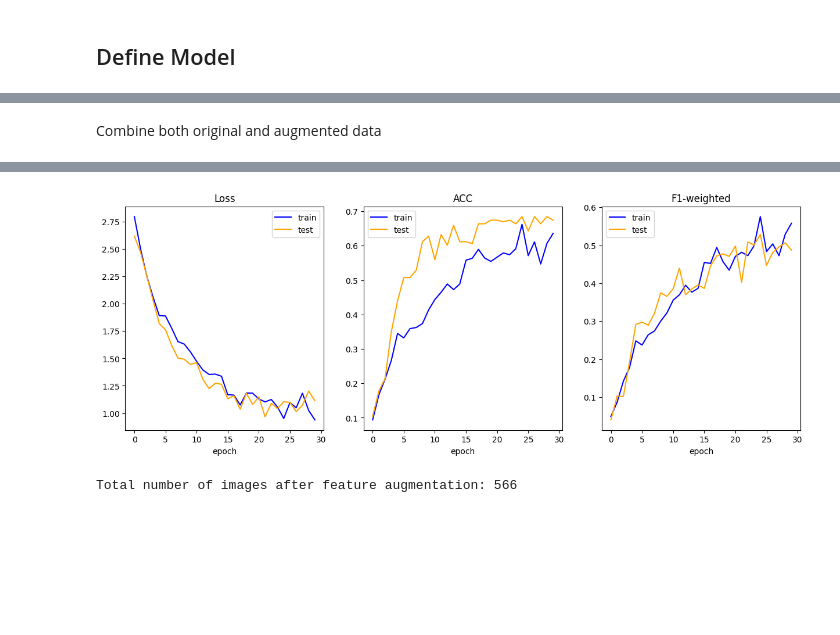
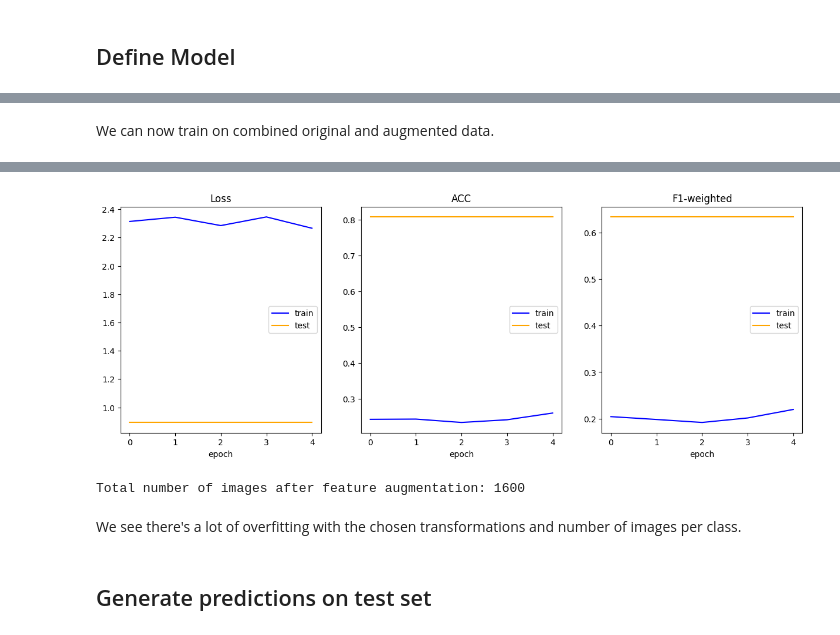
Before and after one commit to renukasinghvirk/Project_imageanalysis, a Jupyter notebook: classifier_renuka.ipynb, the cells around one changed output, grey strips where cells are left out. Drawn from its saved outputs; the diff is of its cells as text; code cells hidden in the pictures; blank space fills up the shorter version.

```diff
--- a/classifier_renuka.ipynb
+++ b/classifier_renuka.ipynb
@@ -175,22 +182,10 @@ custom_mapping = {
     'OOD': 15
 }
 
-# Define transformations
-normalize = transforms.Normalize(
-    mean=[0.485, 0.456, 0.406],
-    std=[0.229, 0.224, 0.225]
-)
-
-transform = transforms.Compose([
-    #transforms.Resize(224),
-    #transforms.CenterCrop(224),
-    #transforms.ToTensor(),
-    #normalize,
-])
 
 # Create dataset with custom mapping
-#train_set = datasets.ImageFolder(train_dir, transform=transform)
-#valid_set = datasets.ImageFolder(valid_dir, transform=transform)
+train_set = datasets.ImageFolder(train_dir, transform=transform)
+valid_set = datasets.ImageFolder(valid_dir, transform=transform)
 
 # Override the class_to_idx mapping with the custom mapping
 train_set.class_to_idx = custom_mapping
@@ -205,7 +200,7 @@ valid_loader = torch.utils.data.DataLoader(valid_set, batch_size=batch_size, shu
 def plot_images_from_dataset(images, labels, classes):
     batch_size = images.shape[0]
     rows = 5
-    cols = (batch_size + rows - 1) // rows  # Calculate the number of columns dynamically
+    cols = (batch_size + rows - 1) // rows  # Calculate the number of columns
     fig = plt.figure(figsize=(8, 2 * rows))  # Adjust figure size based on rows
     for idx in range(batch_size):
         ax = fig.add_subplot(rows, cols, idx+1, xticks=[], yticks=[])
@@ -528,2 +731,2 @@ augmented_valid_loader = torch.utils.data.DataLoader(valid_set, batch_size=batch
 # %% [markdown]
-Combine both original and augmented data
+We can now train on combined original and augmented data.
@@ -535,27 +740,29 @@ combined_val_loader = torch.utils.data.DataLoader(combined_val_set, batch_size=b
 # %%
 torch.manual_seed(42)
 
-model = CoinNet(weights="IMAGENET1K_V1")
-model.freeze_feature_layers()
+# Define transformations
+transform = transforms.Compose([
+    transforms.Resize((224, 224)),  # Resize images to 224x224
+    transforms.ToTensor(),  # Convert images to tensors
+])
 
-learning_rate = 0.001
+train_dataset = ImageFolder(train_dir, transform=transform)
+augmented_train_dataset = ImageFolder(augmented_train_dir, transform=transform)
 
-criterion = nn.CrossEntropyLoss()
-metrics = {'ACC': acc, 'F1-weighted': f1}
-optimizer = torch.optim.Adam(model.parameters(), lr=learning_rate)
+combined_dataset = ConcatDataset([train_dataset, augmented_train_dataset])
+batch_size = 32
+combined_train_loader = DataLoader(combined_dataset, batch_size=batch_size, shuffle=True)
 
-# train two more apochs in comparison to previous training
-N_EPOCHS = 30
+N_EPOCHS = 5
 device = torch.device("cuda" if torch.cuda.is_available() else "cpu")
 
 model.to(device)
-# criterion.to(device)
 
 train_metrics_log, test_metrics_log = train_cycle(model, optimizer, criterion, metrics, combined_train_loader, valid_loader, n_epochs=N_EPOCHS, device=device)
 
-# save model weights
+# Save model weights
 results_models_weights_dir = 'models_weights/'
 if not os.path.exists(results_models_weights_dir):
     os.mkdir(results_models_weights_dir)
-torch.save(model.state_dict(), results_models_weights_dir + 'base_model_trained_on_augmented_set.pth')
+torch.save(model.state_dict(), results_models_weights_dir + 'model_trained_on_combined_data.pth')
 # %% [output]
@@ -564,8 +771,12 @@ eval Loss: 1.1137,  ACC: 0.6741, F1-weighted: 0.4876
-[figure, old version]
+[figure, new version]
 # %%
 # Calculate the total number of images in the augmented training set
-total_images = len(combined_train_set)
+total_images = len(combined_dataset)
 
 print("Total number of images after feature augmentation:", total_images)
 # %% [output]
-Total number of images after feature augmentation: 566
+Total number of images after feature augmentation: 1600
+# %% [markdown]
+We see there's a lot of overfitting with the chosen transformations and number of images per class.
+# %% [markdown]
+## Generate predictions on test set
```
Also changed, not shown: parts of 28 cells of this notebook, 5 other files.
